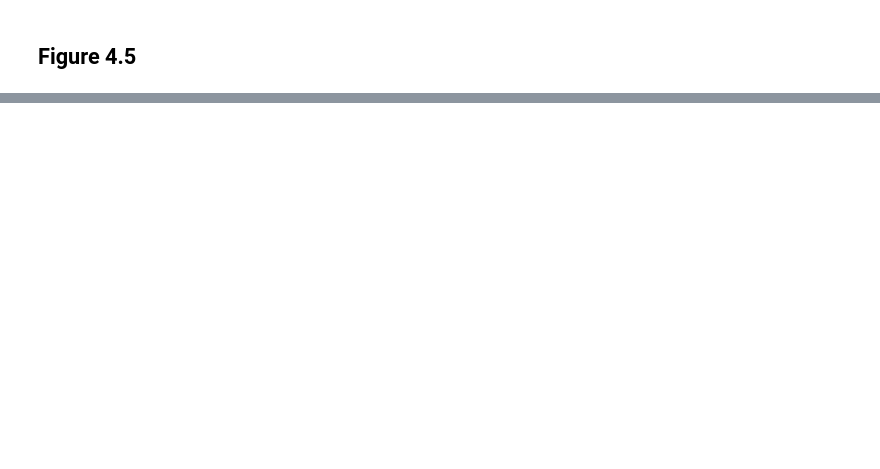
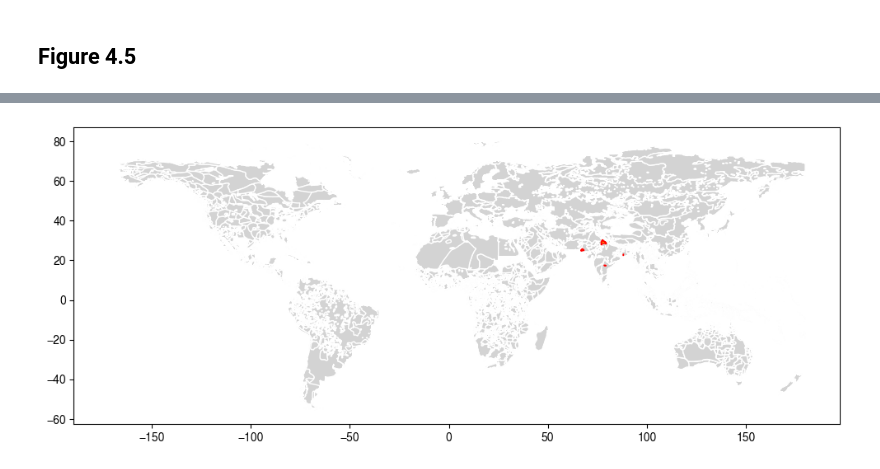
Before and after one commit to harrisonzhu508/orthogonal-additive-gaussian-processes, a Jupyter notebook: speech_phylo/final_plots.ipynb, the cells around one changed output, grey strips where cells are left out. Saved outputs shown, nothing was run; the diff lists cells and outputs as text; code cells hidden in the pictures; blank space fills up the shorter version.

```diff
--- a/speech_phylo/final_plots.ipynb
+++ b/speech_phylo/final_plots.ipynb
@@ -1370,0 +1864,9 @@ plot_midage_duration(trees_cognates[20:], trees_speech[20:], nbins=10, min_per_b
+# %%
+polygons = gdf_language[gdf_language["name"] == "Urdu"].geometry.unary_union
+# plot urdu merged
+fig, ax = plt.subplots(figsize=(12, 8))
+gdf_language.plot(ax=ax, color="lightgray", edgecolor="white")
+gpd.GeoSeries([polygons]).plot(ax=ax, color="orange", edgecolor="red")
+plt.show()
+# %% [output]
+[figure, added]
```
Also changed, not shown: parts of 29 cells of this notebook, 14 other files.
